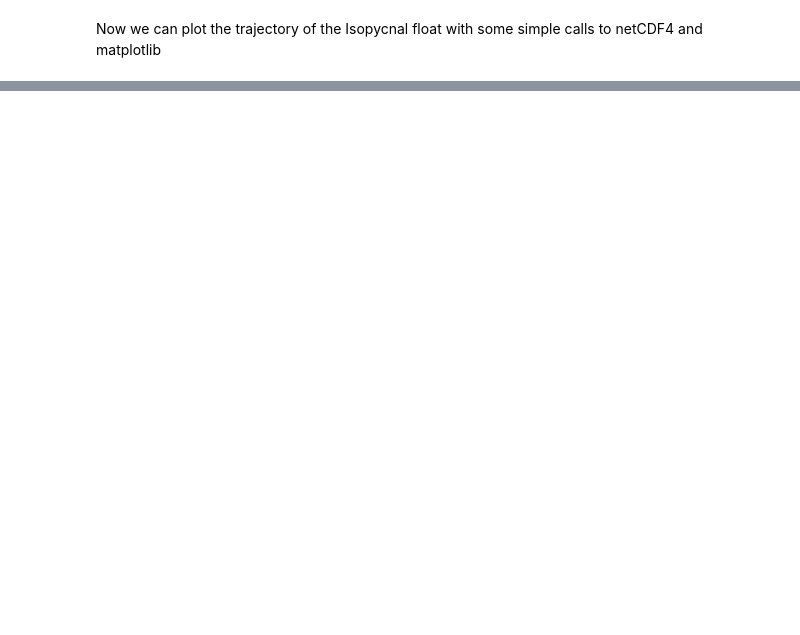
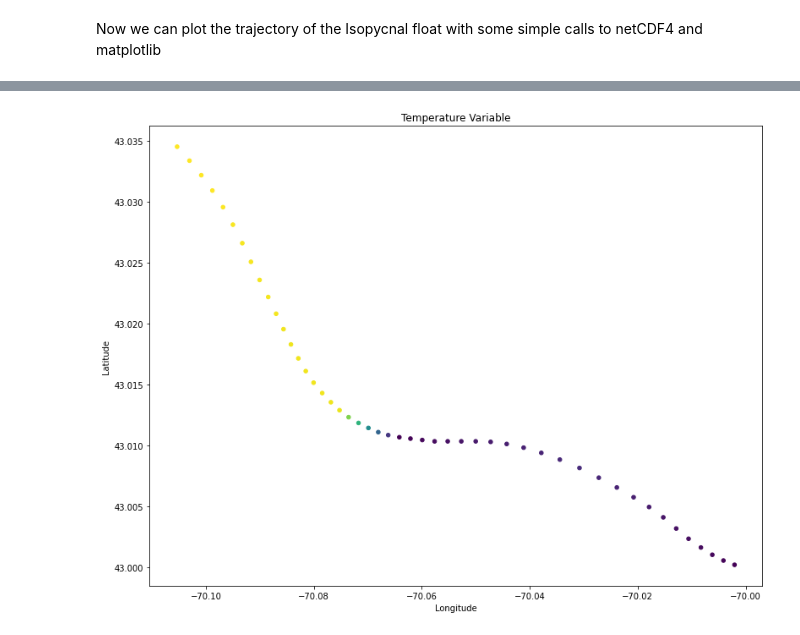
Before and after one commit to lcabral4/WHOI, a Jupyter notebook: simple_float.ipynb, the cells around one changed output, grey strips where cells are left out. Drawn from its saved outputs; the diff is of its cells as text; code cells hidden in the pictures; blank space fills up the shorter version.

```diff
--- a/simple_float.ipynb
+++ b/simple_float.ipynb
@@ -194,0 +452,100 @@ plt.show()
+# %%
+%matplotlib inline
+#uncomment below for interactive plots (need ipympl)
+####%matplotlib widget
+import netCDF4
+from mpl_toolkits.mplot3d import Axes3D
+import matplotlib.pyplot as plt
+import cartopy.crs as ccrs
+from mpl_toolkits.basemap import Basemap
+from cartopy import config
+import cartopy.crs as ccrs
+import cartopy.mpl.ticker as cticker
+from parcels import plotting
+import matplotlib.pylab as pl
+
+# using matplotlib basemap toolkit can add coastlines
+# install is picky about python version
+
+output_file.export()  # export the trajectory data to a netcdf file
+
+nc = netCDF4.Dataset("float_output/isopycnal_float.nc")
+
+x = nc.variables["lon"][:].squeeze()
+time = nc.variables["time"][:].squeeze()
+y = nc.variables["lat"][:].squeeze()
+z = nc.variables["z"][:].squeeze()
+salt = nc.variables["salt"][:].squeeze()
+temp = nc.variables["temp"][:].squeeze()
+nc.close()
+
+
+# plot
+fig = plt.figure(figsize=(13,10))
+ax = plt.axes()
+#for p in range(x.shape[0]):
+#    cb = ax.scatter(x[p,:], y[p,:], c=salt[p,:], s=20, marker="o")
+#for p in range(x.shape[0]):
+#    cb = ax.scatter(x[p,:], y[p,:], c=temp[p,:], s=20, marker = "o")
+
+plt.title('Temperature Variable')
+ax.set_xlabel("Longitude")
+ax.set_ylabel("Latitude")
+
+for p in range(x.shape[0]):
+    cb = ax.scatter(x[p,:], y[p,:], c=temp[p,:], s=20, marker = "o")
+
+plt.show()
+
+plt.figure(3, figsize = (12,15))
+#m = Basemap(projection = 'mill',
+#           llcrnrlat = 42,
+#           llcrnrlon = -71,
+#           urcrnrlat = 44,
+#           urcrnrlon = -69,
+#           resolution = 'l')
+#m.drawcoastlines()
+#m.drawcountries(linewidth = 2)
+#m.drawstates(color = 'b')
+#m.bluemarble()
+#plt.title('Temperature Variable')
+#ax.set_xlabel("Longitude")
+#ax.set_ylabel("Latitude")
+
+#for p in range(x.shape[0]):
+#    cb = m.scatter(x[p,:], y[p,:], c=temp[p,:], s=20, marker = "o")
+
+#for p in range(x.shape[0]):
+#        cb = ax.scatter(x[p,:], y[p,:], marker = "o")
+
+#m.drawparallels(np.arange(int(40.125),int(44.625),1),labels=[1,0,0,0])
+#m.drawmeridians(np.arange(int(-71.875),int(-66.375),1),labels=[0,0,0,1])
+#plt.legend()
+
+ax = plt.axes(projection=ccrs.PlateCarree())
+ax.set_extent([-65, -85, 40, 45], ccrs.PlateCarree())
+ax.coastlines()
+#x = np.linspace(-65, -75)
+#y = np.linspace(35, 45)
+plt.title('Temperature Variable')
+ax.set_xlabel("Longitude")
+ax.set_ylabel("Latitude")
+ax.set_xticks(np.arange(-80,-65,20), crs=ccrs.PlateCarree())
+lon_formatter = cticker.LongitudeFormatter()
+ax.xaxis.set_major_formatter(lon_formatter)
+
+ax.set_yticks(np.arange(40,50,20), crs=ccrs.PlateCarree())
+lat_formatter = cticker.LatitudeFormatter()
+ax.yaxis.set_major_formatter(lat_formatter)
+#lon, lat = np.meshgrid(x, y)
+for p in range(x.shape[0]):
+    cb = ax.scatter(x[p,:], y[p,:], c=temp[p,:], s=20, marker = "o")
+
+pset.show(field=fieldset.U)
+
+
+
+#pl.plot(x,y,'-o', markersize=40,markevery=x.size)
+plt.show()
+# %% [output]
+[figure, added]
```
Also changed, not shown: parts of 6 cells of this notebook, 1 other file.
